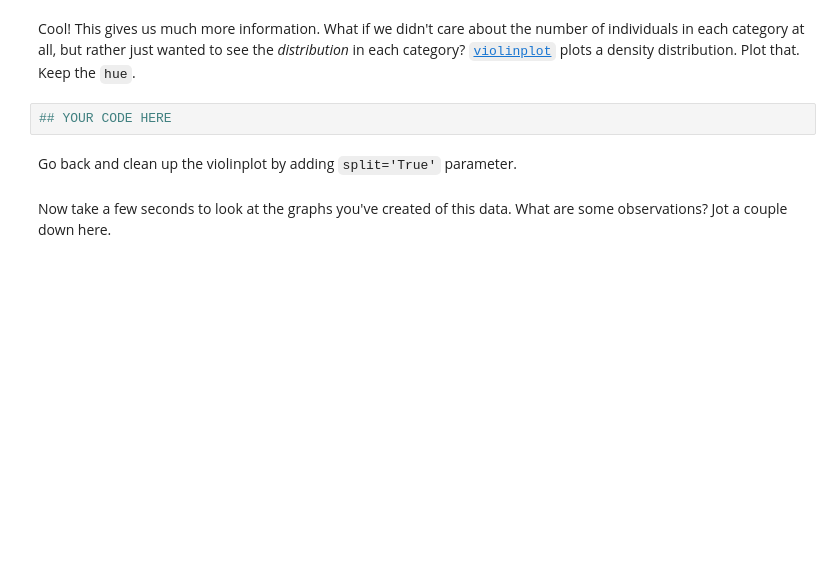
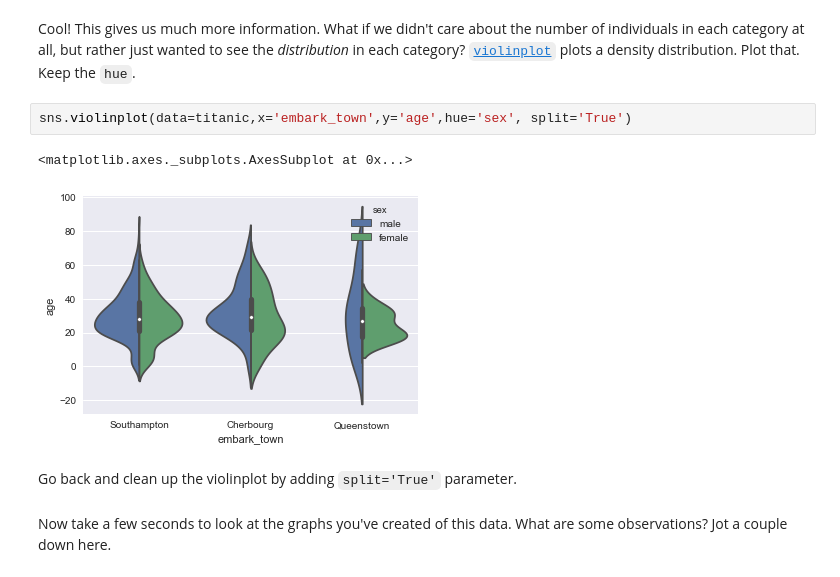
Before and after one commit to sdhanireddy/MLD-decal, a Jupyter notebook: Assignments/Homework 2/Homework 2.ipynb, the cells around one changed output. Drawn from its saved outputs; the diff is of its cells as text; blank space fills up the shorter version.

```diff
--- a/Assignments/Homework 2/Homework 2.ipynb
+++ b/Assignments/Homework 2/Homework 2.ipynb
@@ -125,7 +154,10 @@ A good tool to help us here is [`swarmplot`](https://seaborn.pydata.org/generate
 # %% [markdown]
 Cool! This gives us much more information. What if we didn't care about the number of individuals in each category at all, but rather just wanted to see the *distribution* in each category? [`violinplot`](https://seaborn.pydata.org/generated/seaborn.violinplot.html) plots a density distribution. Plot that. Keep the `hue`.
-# %%
-## YOUR CODE HERE
+# %%
+sns.violinplot(data=titanic,x='embark_town',y='age',hue='sex', split='True')
+# %% [output]
+<matplotlib.axes._subplots.AxesSubplot at 0x...>
+[figure, added]
 # %% [markdown]
 Go back and clean up the violinplot by adding `split='True'` parameter.
 # %% [markdown]
```
Also changed, not shown: parts of 21 cells of this notebook, 1 other file.
